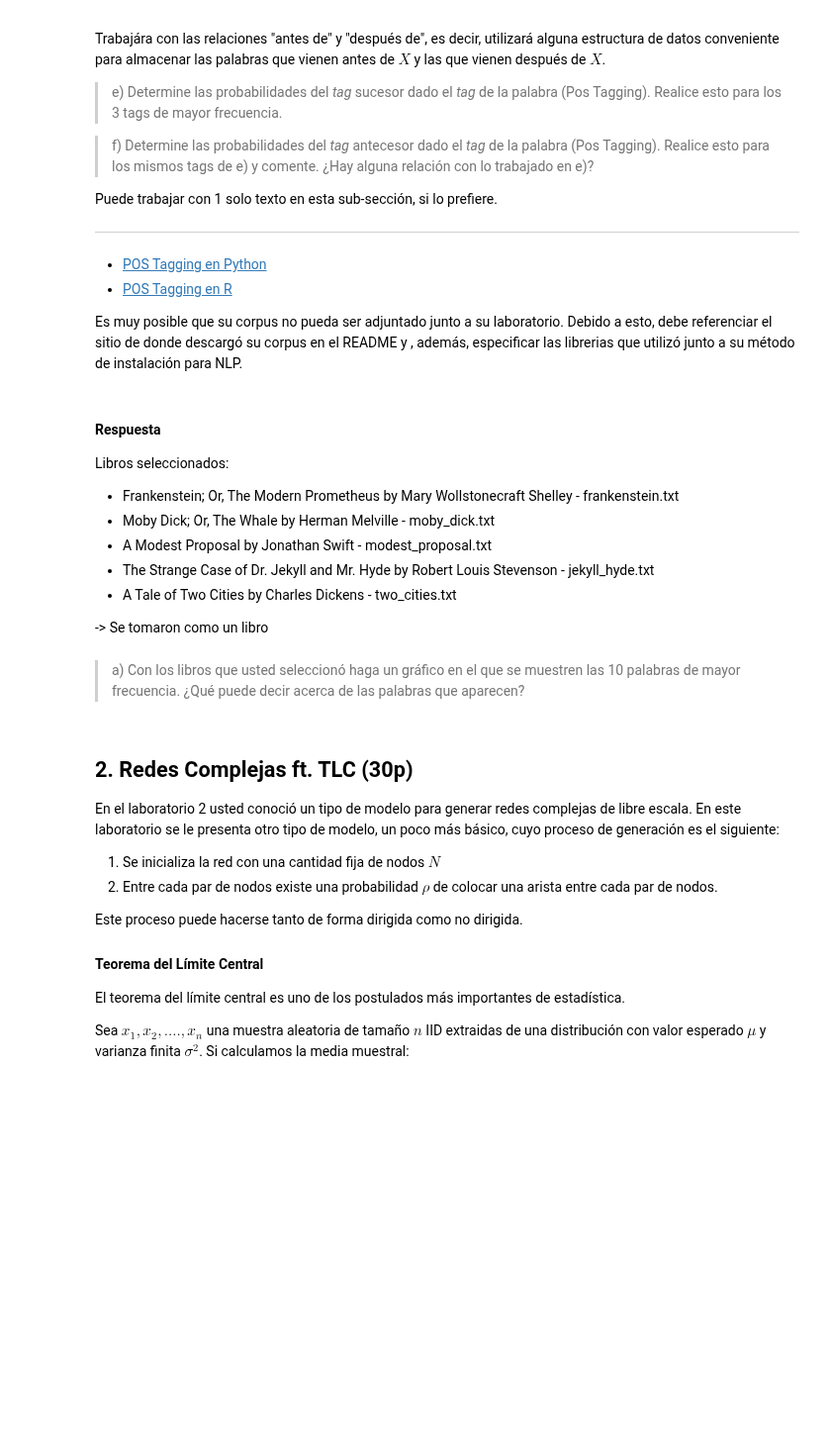
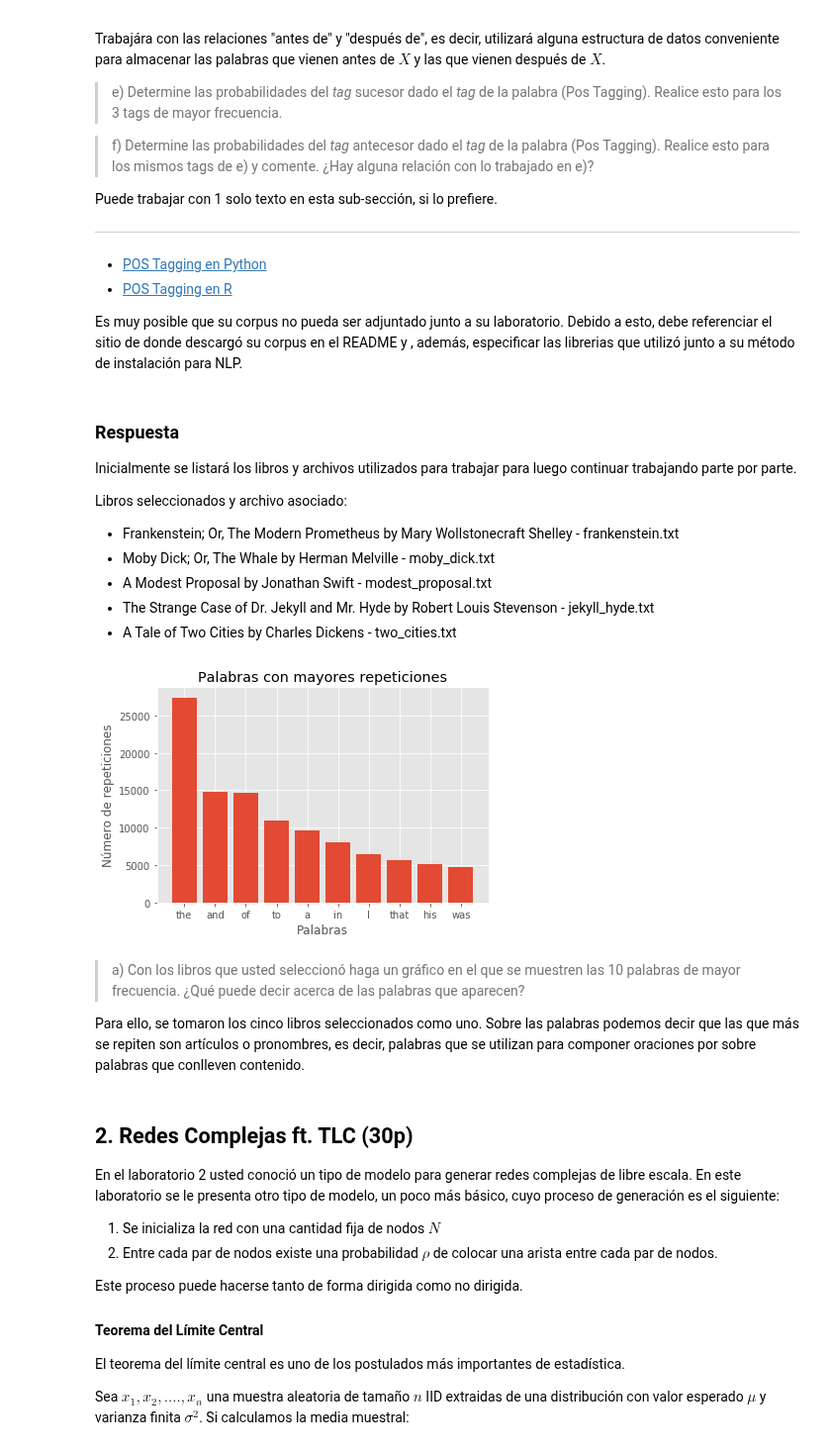
Before and after one commit to dmedelba/Lab3-Estaca, a Jupyter notebook: Laboratorio 3.ipynb, the cells around one changed output. Shown at 99% size. Saved outputs shown, nothing was run; the diff lists cells and outputs as text; code cells hidden in the pictures; blank space fills up the shorter version.

```diff
--- a/Laboratorio 3.ipynb
+++ b/Laboratorio 3.ipynb
@@ -75,16 +75,16 @@ Puede trabajar con 1 solo texto en esta sub-sección, si lo prefiere.
 
 Es muy posible que su corpus no pueda ser adjuntado junto a su laboratorio. Debido a esto, debe referenciar el sitio de donde descargó su corpus en el README y , además, especificar las librerias que utilizó junto a su método de instalación para NLP.
 # %% [markdown]
-#### Respuesta
+### Respuesta
 
-Libros seleccionados:
+Inicialmente se listará los libros y archivos utilizados para trabajar para luego continuar trabajando parte por parte.
+
+Libros seleccionados y archivo asociado:
 - Frankenstein; Or, The Modern Prometheus by Mary Wollstonecraft Shelley - frankenstein.txt
 - Moby Dick; Or, The Whale by Herman Melville - moby_dick.txt
 - A Modest Proposal by Jonathan Swift - modest_proposal.txt
 - The Strange Case of Dr. Jekyll and Mr. Hyde by Robert Louis Stevenson - jekyll_hyde.txt
 - A Tale of Two Cities by Charles Dickens - two_cities.txt
-
--> Se tomaron como un libro
 # %%
 # Incluir librerías a utilizar a lo largo del informe
 import pandas as pd
@@ -93,12 +94,30 @@ import matplotlib.pyplot as plt
 # %%
 libros = ['frankenstein.txt', 'moby_dick.txt', 'modest_proposal.txt', 'jekyll_hyde.txt', 'two_cities.txt']
 cuenta_palabras = dict()
+# Leer palabras
 for libro in libros:
     archivo = open(libro, 'r')
     for linea in archivo:
         for palabra in linea.split():
             if palabra in cuenta_palabras:
                 cuenta_palabras[palabra] += 1
             else:
                 cuenta_palabras[palabra] = 1
     archivo.close()
+
+palabras_ordenadas = sorted(cuenta_palabras.items(),
+                            key = lambda cuenta_palabras:(cuenta_palabras[1], cuenta_palabras[0]), reverse=True)
+
+# Tomar 10 más repetidas
+keys = [tupla[0] for tupla in palabras_ordenadas[0:10]]
+values = [tupla[1] for tupla in palabras_ordenadas[0:10]]
+
+# Graficar
+style.use('ggplot')
+plt.bar(keys, values, align='center')
+plt.title('Palabras con mayores repeticiones')
+plt.ylabel('Número de repeticiones')
+plt.xlabel('Palabras')
+plt.show()
+# %% [output]
+[figure, added]
@@ -108,5 +124,7 @@ palabras_ordenadas = sorted(cuenta_palabras.items(),
 # %% [markdown]
 > a) Con los libros que usted seleccionó haga un gráfico en el que se muestren las 10 palabras de mayor frecuencia. ¿Qué puede decir acerca de las palabras que aparecen?
+
+Para ello, se tomaron los cinco libros seleccionados como uno. Sobre las palabras podemos decir que las que más se repiten son artículos o pronombres, es decir, palabras que se utilizan para componer oraciones por sobre palabras que conlleven contenido.
 # %% [markdown]
 ## 2. Redes Complejas ft. TLC (30p)
 
```
Also changed, not shown: parts of 2 cells of this notebook.
